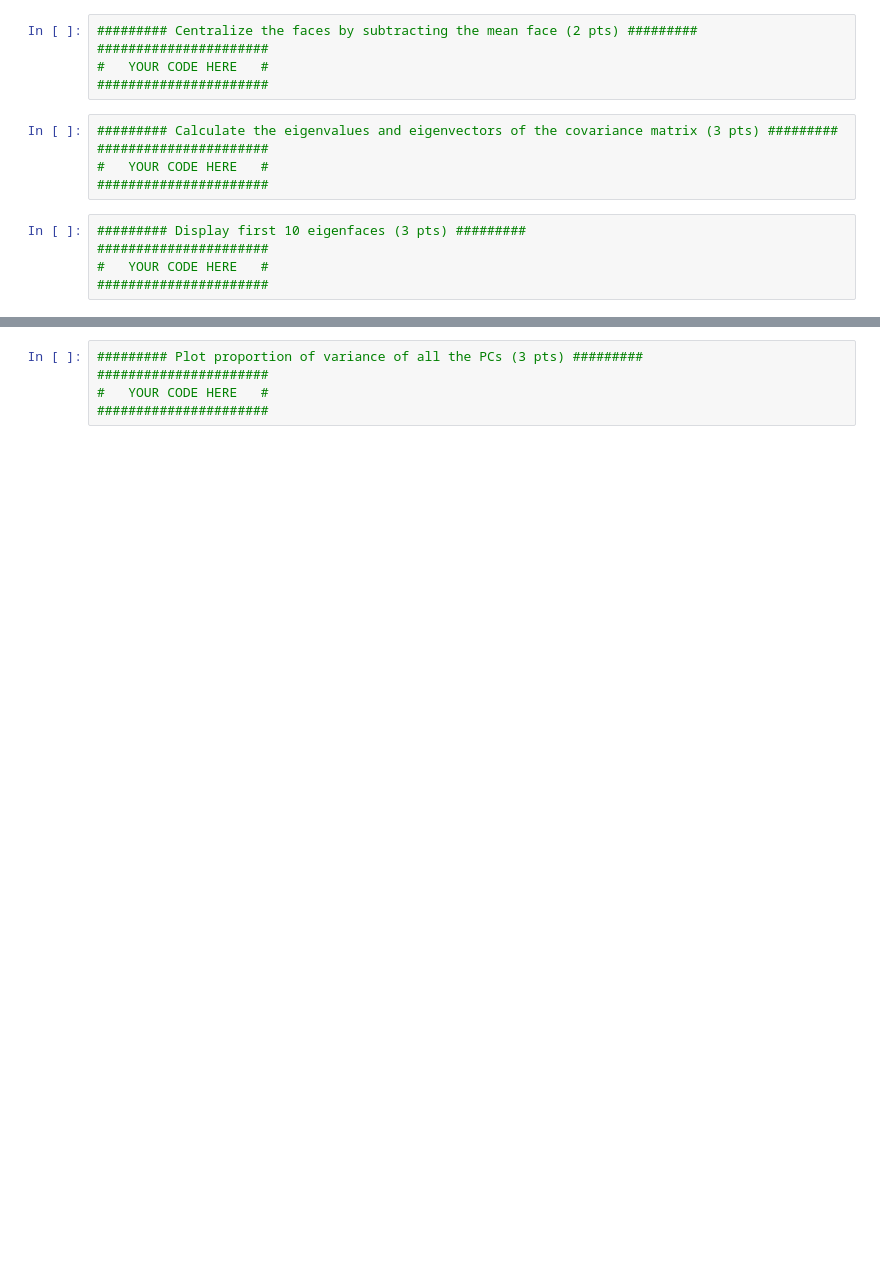
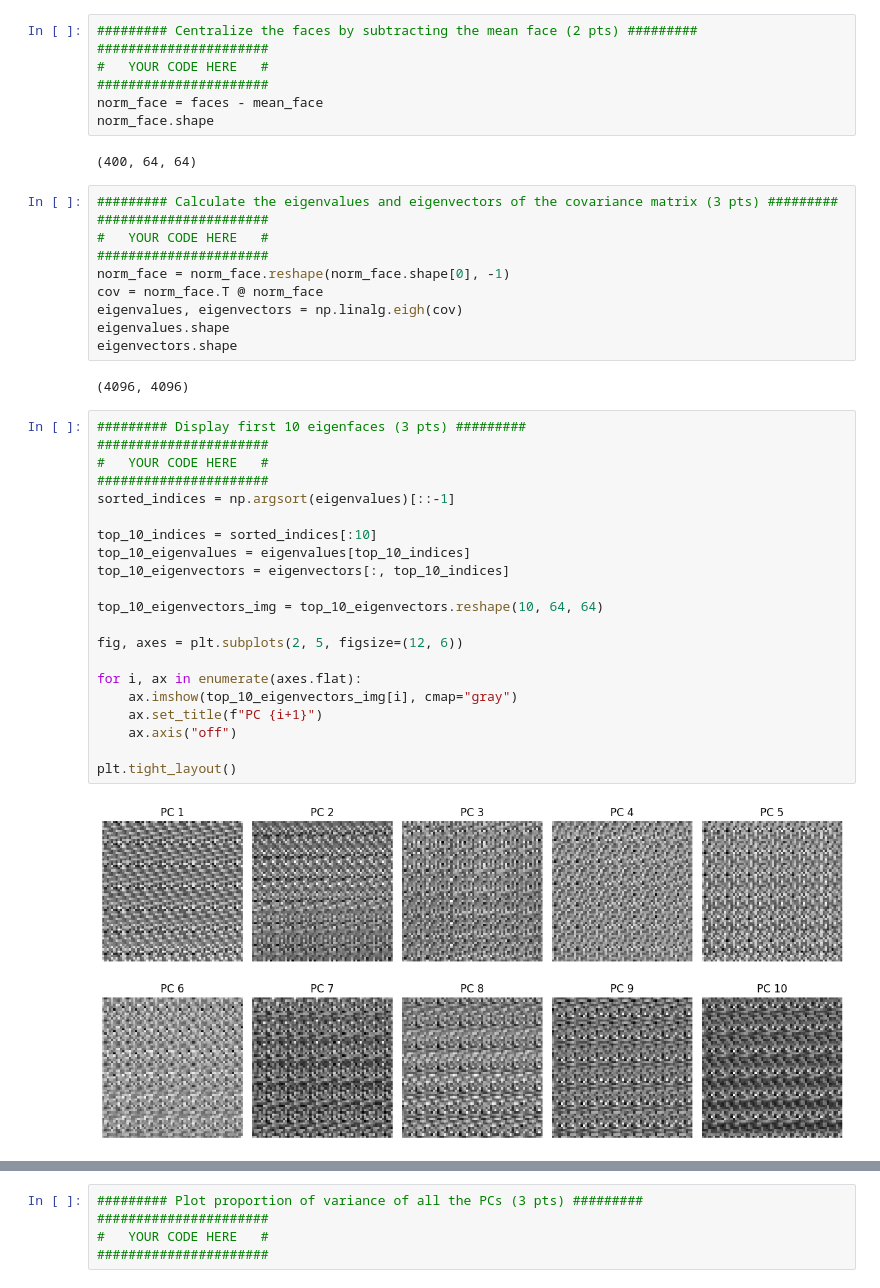
Before and after one commit to XHYuu/AI_Basic_and_Application, a Jupyter notebook: Ass2/Q2/Q2_PCA.ipynb, the cells around one changed output, grey strips where cells are left out. Cells and saved outputs as stored; diff of their text form; blank space fills up the shorter version.

```diff
--- a/Ass2/Q2/Q2_PCA.ipynb
+++ b/Ass2/Q2/Q2_PCA.ipynb
@@ -23,16 +44,45 @@
 ######################
 #   YOUR CODE HERE   #
 ######################
+norm_face = faces - mean_face
+norm_face.shape
+# %% [output]
+(400, 64, 64)
 # %%
 ######### Calculate the eigenvalues and eigenvectors of the covariance matrix (3 pts) #########
 ######################
 #   YOUR CODE HERE   #
 ######################
+norm_face = norm_face.reshape(norm_face.shape[0], -1)
+cov = norm_face.T @ norm_face
+eigenvalues, eigenvectors = np.linalg.eigh(cov)
+eigenvalues.shape
+eigenvectors.shape
+# %% [output]
+(4096, 4096)
 # %%
 ######### Display first 10 eigenfaces (3 pts) #########
 ######################
 #   YOUR CODE HERE   #
 ######################
+sorted_indices = np.argsort(eigenvalues)[::-1]
+
+top_10_indices = sorted_indices[:10]
+top_10_eigenvalues = eigenvalues[top_10_indices]
+top_10_eigenvectors = eigenvectors[:, top_10_indices]
+
+top_10_eigenvectors_img = top_10_eigenvectors.reshape(10, 64, 64)
+
+fig, axes = plt.subplots(2, 5, figsize=(12, 6))
+
+for i, ax in enumerate(axes.flat):
+    ax.imshow(top_10_eigenvectors_img[i], cmap="gray")
+    ax.set_title(f"PC {i+1}")
+    ax.axis("off")
+
+plt.tight_layout()
+# %% [output]
+[figure, added]
 # %%
 ######### Reconstruct first face using the first two PCs (3 pts) #########
 ######################
```
Also changed, not shown: parts of 6 cells of this notebook, 1 other file.
